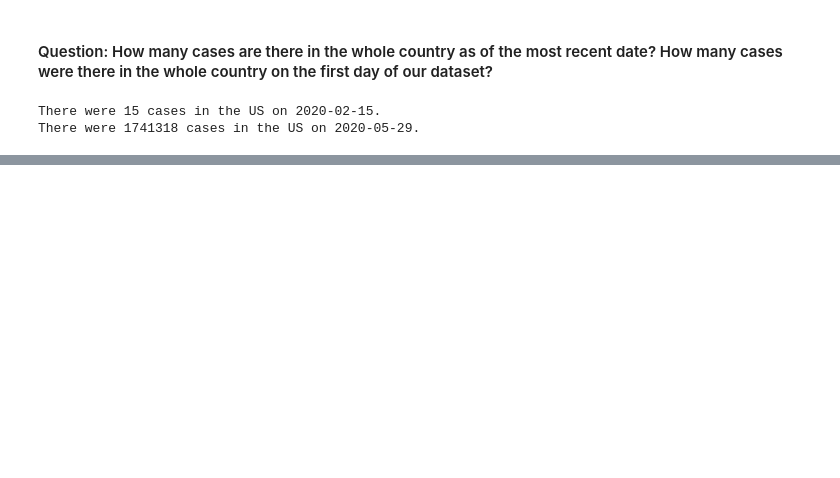
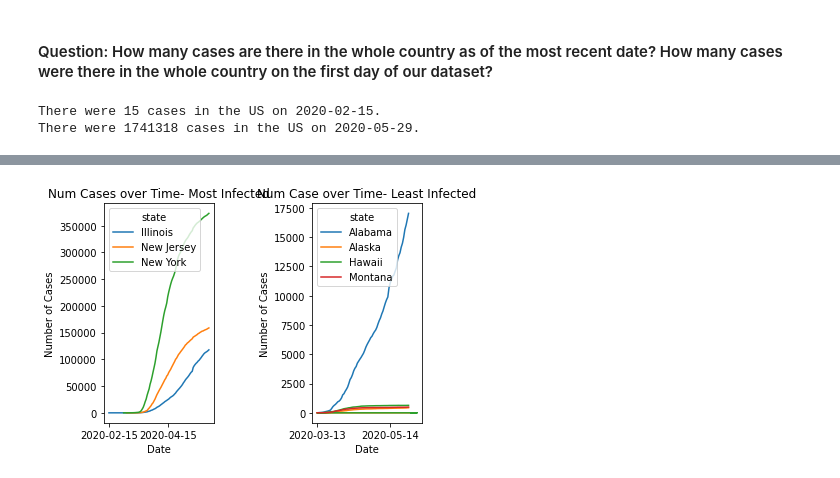
Before and after one commit to jeremysilva1098/mobility_covid, a Jupyter notebook: COVID-19 and Mobility EDA.ipynb, the cells around one changed output, grey strips where cells are left out. Saved outputs shown, nothing was run; the diff lists cells and outputs as text; code cells hidden in the pictures; blank space fills up the shorter version.

```diff
--- a/COVID-19 and Mobility EDA.ipynb
+++ b/COVID-19 and Mobility EDA.ipynb
@@ -289,0 +339,11 @@ Notes
+# %%
+# Find the three lowest case values for our most recent date
+bottom_three= list(full_df[full_df['date'] == full_df.date.max()]['cases'].nsmallest(3))
+
+lowest= full_df[full_df['cases'] == bottom_three[0]]
+second_lowest= full_df[full_df['cases'] == bottom_three[1]]
+third_lowest= full_df[full_df['cases'] == bottom_three[2]]
+
+# Make a dataframe of the top three most infected states
+bottom_three_df= pd.concat([lowest, second_lowest, third_lowest], axis=0)
+bottom_three_df
@@ -289,0 +356,36 @@ Notes
+# %%
+# Make a dataset that contains all the data for those states in the top three of infections
+top_three_states= list(top_three_df.state.unique())
+top_three_full_df= full_df[full_df['state'].isin(top_three_states)]
+
+# Make a dataset that contains all the data for those states in the bottom three
+bottom_three_states= list(bottom_three_df.state.unique())
+bottom_three_full_df= full_df[full_df['state'].isin(bottom_three_states)]
+
+# Make a dataset that contains both top 3 and bottom 3 most infected states
+extremes_full_df= pd.concat([top_three_full_df, bottom_three_df], axis=0)
+# %%
+plt.subplot(1, 2, 1)
+sns.lineplot(x= top_three_full_df.date, y=top_three_full_df.cases, hue=top_three_full_df.state)
+
+# Set the ticks on the x-axis
+ax = plt.gca()
+ax.xaxis.set_major_locator(ticker.MultipleLocator(base=60))
+
+plt.title('Num Cases over Time- Most Infected')
+plt.xlabel('Date')
+plt.ylabel('Number of Cases')
+
+plt.subplot(1, 2, 2)
+sns.lineplot(x= bottom_three_full_df.date, y=bottom_three_full_df.cases, hue=bottom_three_full_df.state)
+# Set the ticks on the x-axis
+ax = plt.gca()
+ax.xaxis.set_major_locator(ticker.MultipleLocator(base=60))
+
+plt.title('Num Case over Time- Least Infected')
+plt.xlabel('Date')
+plt.ylabel('Number of Cases')
+
+plt.tight_layout()
+# %% [output]
+[figure, added]
```
Also changed, not shown: parts of 54 cells of this notebook.
